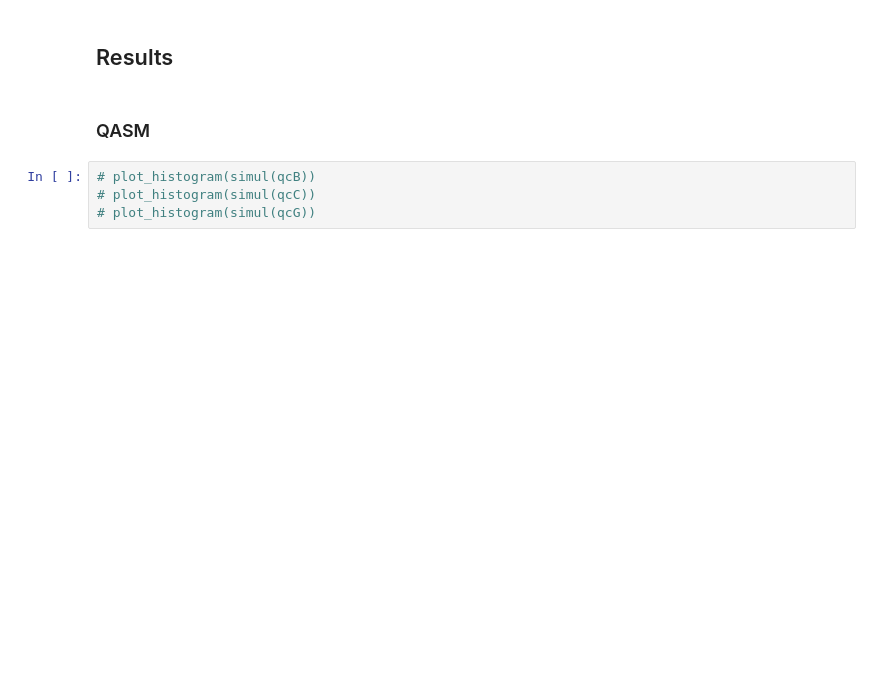
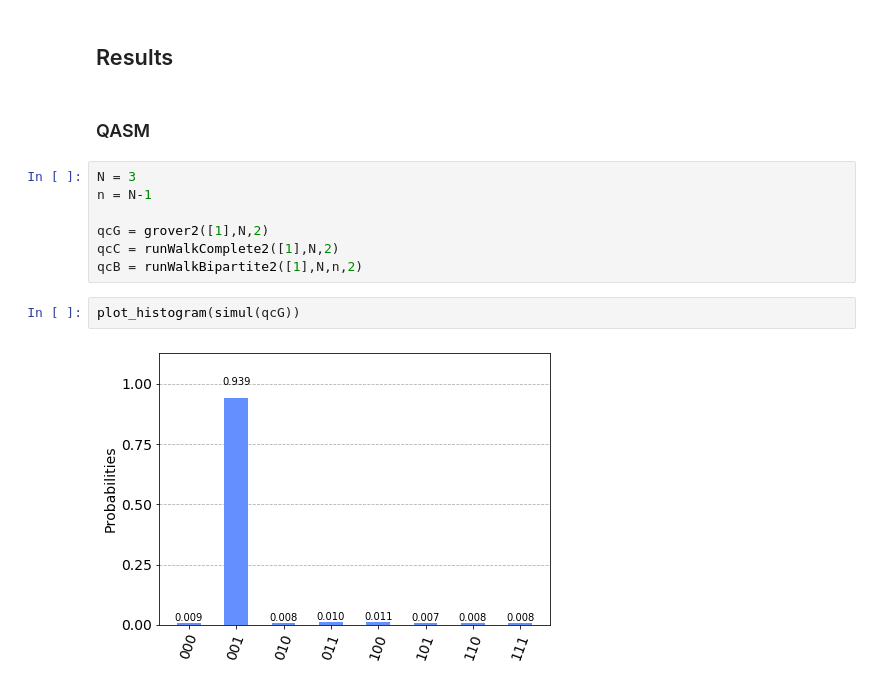
Before and after one commit to JaimePSantos/Dissertation-Tex-Code, a Jupyter notebook: Coding/Qiskit/Grover Search/allSearch.ipynb, the cells around one changed output. Drawn from its saved outputs; the diff is of its cells as text; blank space fills up the shorter version.

```diff
--- a/Coding/Qiskit/Grover Search/allSearch.ipynb
+++ b/Coding/Qiskit/Grover Search/allSearch.ipynb
@@ -90,7 +92,14 @@ Translating into a circuit, this corresponds to removing one qubit of the coin o
 ## Results
 # %% [markdown]
 ### QASM
-# %%
-# plot_histogram(simul(qcB))
-# plot_histogram(simul(qcC))
-# plot_histogram(simul(qcG))
+# %%
+N = 3
+n = N-1
+
+qcG = grover2([1],N,2)
+qcC = runWalkComplete2([1],N,2)
+qcB = runWalkBipartite2([1],N,n,2)
+# %%
+plot_histogram(simul(qcG))
+# %% [output]
+[figure, added]
```
Also changed, not shown: parts of 21 cells of this notebook, 5 other files.
